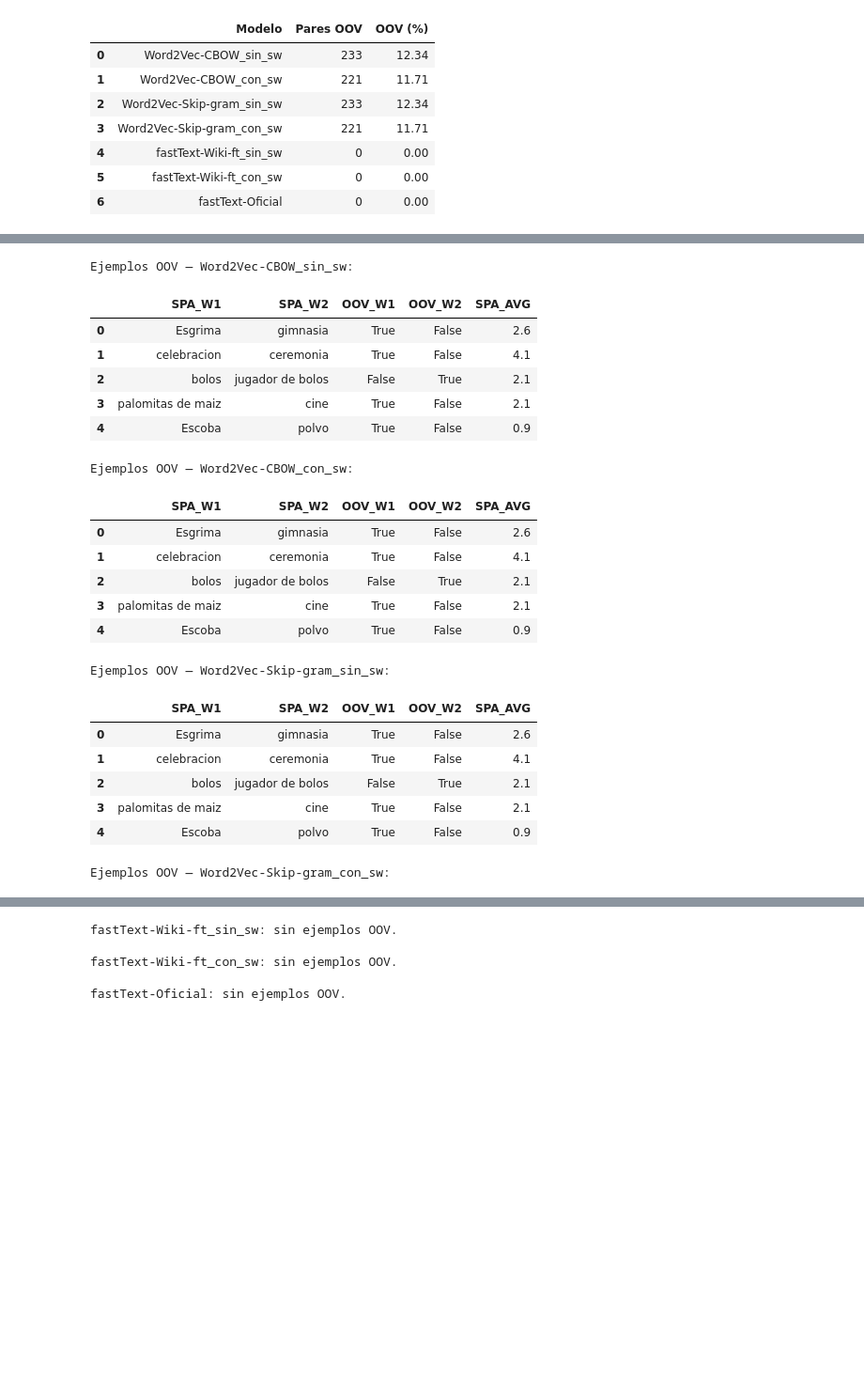
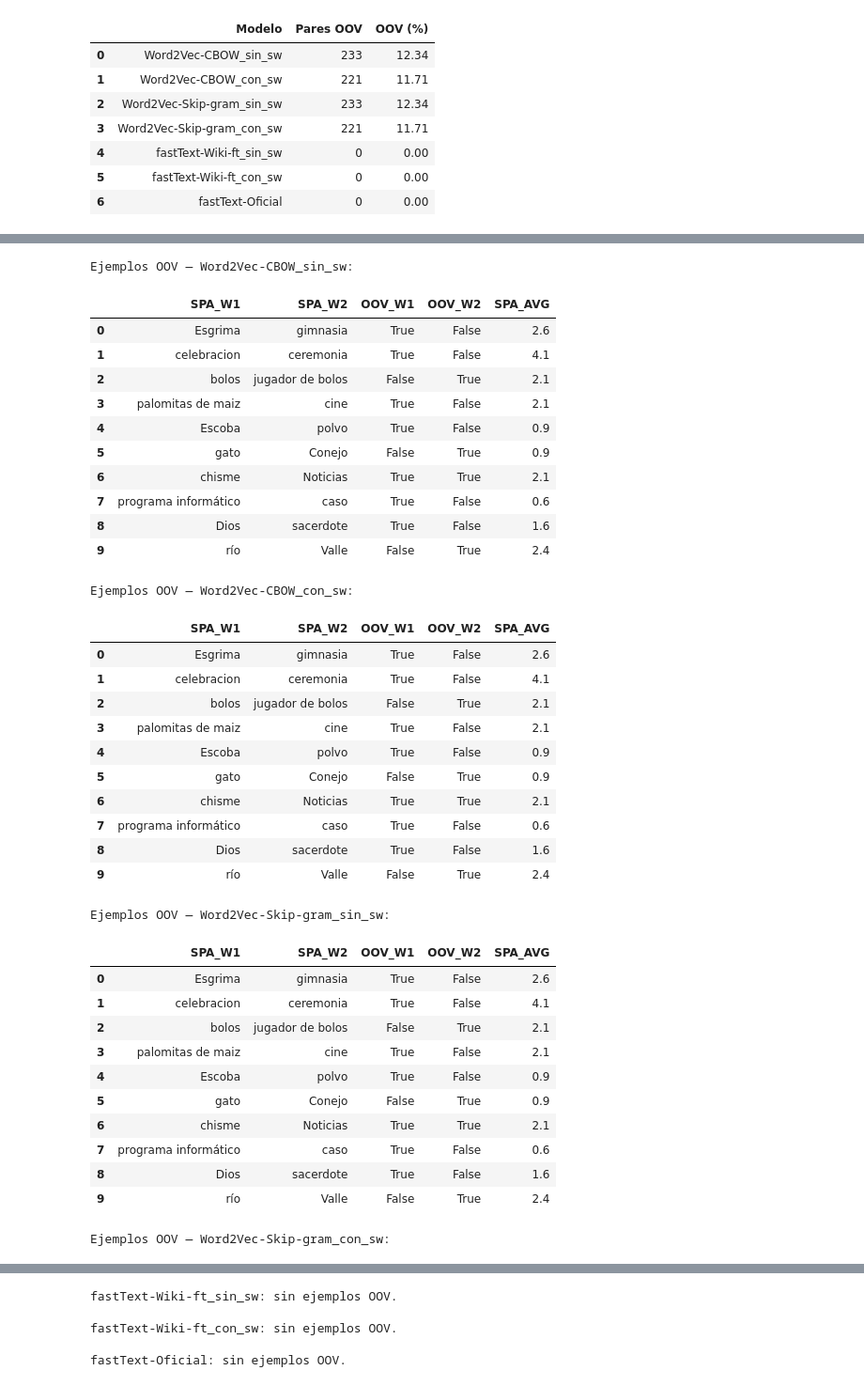
Before and after one commit to Lihao006/P4plh, a Jupyter notebook: practica4_completa.ipynb, the cells around one changed output, grey strips where cells are left out. Shown at 94% size. Cells and saved outputs as stored; diff of their text form; code cells hidden in the pictures; blank space fills up the shorter version.

```diff
--- a/practica4_completa.ipynb
+++ b/practica4_completa.ipynb
@@ -1907,21 +1877,23 @@ resumen_extrinseco = []
 
 # Word2Vec
 for nom, model in modelos_w2v.items():
-    pr_mean, pr_tfidf = evaluate_baseline_simple(test_df, model.wv)
+    eliminar_sw = 'sin_sw' in nom
+    pr_mean, pr_tfidf = evaluate_baseline_simple(test_df, model.wv, tfidf_vec_global, eliminar_sw)
     print(f"Word2Vec-{nom} | Media simple: {pr_mean:.4f} | TF-IDF: {pr_tfidf:.4f}")
     resumen_extrinseco.append({'Modelo': f'Baseline-Mean (W2V-{nom})',  'Pearson (test)': round(pr_mean, 4)})
     resumen_extrinseco.append({'Modelo': f'Baseline-TFIDF (W2V-{nom})', 'Pearson (test)': round(pr_tfidf, 4)})
 
 # fastText Wiki (sin SW y con SW)
 for nom, model in modelos_ft.items():
-    pr_mean, pr_tfidf = evaluate_baseline_simple(test_df, model.wv)
+    eliminar_sw = 'sin_sw' in nom
+    pr_mean, pr_tfidf = evaluate_baseline_simple(test_df, model.wv, tfidf_vec_global, eliminar_sw)
     print(f"fastText-Wiki-{nom} | Media simple: {pr_mean:.4f} | TF-IDF: {pr_tfidf:.4f}")
     resumen_extrinseco.append({'Modelo': f'Baseline-Mean (FT-Wiki-{nom})',  'Pearson (test)': round(pr_mean, 4)})
     resumen_extrinseco.append({'Modelo': f'Baseline-TFIDF (FT-Wiki-{nom})', 'Pearson (test)': round(pr_tfidf, 4)})
 
 # fastText Oficial
 if ft_oficial is not None:
-    pr_mean, pr_tfidf = evaluate_baseline_simple(test_df, ft_oficial.wv)
+    pr_mean, pr_tfidf = evaluate_baseline_simple(test_df, ft_oficial.wv, tfidf_vec_global)
     print(f"fastText-Oficial | Media simple: {pr_mean:.4f} | TF-IDF: {pr_tfidf:.4f}")
     resumen_extrinseco.append({'Modelo': 'Baseline-Mean (FT-Oficial)',  'Pearson (test)': round(pr_mean, 4)})
     resumen_extrinseco.append({'Modelo': 'Baseline-TFIDF (FT-Oficial)', 'Pearson (test)': round(pr_tfidf, 4)})
@@ -3157,34 +3144,39 @@ if 'modelos_ft' in globals() and modelos_ft:
 if 'ft_oficial' in globals() and ft_oficial is not None:
     modelos_para_oov['fastText-Oficial'] = lambda row: (
         row['SPA_W1'] not in ft_oficial.wv, row['SPA_W2'] not in ft_oficial.wv
     )
 
 # Nota: los modelos Siamés BiLSTM y BERT no se evalúan en OOV sobre Multi-SimLex
 # porque fueron entrenados para similitud de frases (STS), no de palabras aisladas.
 # Su vocabulario (word2idx) está restringido al corpus STS y no es comparable
 # con el léxico diverso de Multi-SimLex.
 
 for nombre, fn_oov in modelos_para_oov.items():
     oov_pairs = [
         {'SPA_W1': row['SPA_W1'], 'SPA_W2': row['SPA_W2'],
          'OOV_W1': fn_oov(row)[0], 'OOV_W2': fn_oov(row)[1],
          'SPA_AVG': row['SPA_AVG']}
         for _, row in multi_simlex.iterrows()
         if any(fn_oov(row))
     ]
     if oov_pairs:
         print(f"\nEjemplos OOV — {nombre}:")
-        display(pd.DataFrame(oov_pairs).head(5))
+        display(pd.DataFrame(oov_pairs).head(10))
     else:
         print(f"\n{nombre}: sin ejemplos OOV.")
 # %% [output]
 Ejemplos OOV — Word2Vec-CBOW_sin_sw:
 |  | SPA_W1 | SPA_W2 | OOV_W1 | OOV_W2 | SPA_AVG |
 | 0 | Esgrima | gimnasia | True | False | 2.6 |
 | 1 | celebracion | ceremonia | True | False | 4.1 |
 | 2 | bolos | jugador de bolos | False | True | 2.1 |
 | 3 | palomitas de maiz | cine | True | False | 2.1 |
 | 4 | Escoba | polvo | True | False | 0.9 |
+| 5 | gato | Conejo | False | True | 0.9 |
+| 6 | chisme | Noticias | True | True | 2.1 |
+| 7 | programa informático | caso | True | False | 0.6 |
+| 8 | Dios | sacerdote | True | False | 1.6 |
+| 9 | río | Valle | False | True | 2.4 |
 Ejemplos OOV — Word2Vec-CBOW_con_sw:
 |  | SPA_W1 | SPA_W2 | OOV_W1 | OOV_W2 | SPA_AVG |
 | 0 | Esgrima | gimnasia | True | False | 2.6 |
@@ -3192,6 +3184,11 @@ Ejemplos OOV — Word2Vec-CBOW_con_sw:
 | 2 | bolos | jugador de bolos | False | True | 2.1 |
 | 3 | palomitas de maiz | cine | True | False | 2.1 |
 | 4 | Escoba | polvo | True | False | 0.9 |
+| 5 | gato | Conejo | False | True | 0.9 |
+| 6 | chisme | Noticias | True | True | 2.1 |
+| 7 | programa informático | caso | True | False | 0.6 |
+| 8 | Dios | sacerdote | True | False | 1.6 |
+| 9 | río | Valle | False | True | 2.4 |
 Ejemplos OOV — Word2Vec-Skip-gram_sin_sw:
 |  | SPA_W1 | SPA_W2 | OOV_W1 | OOV_W2 | SPA_AVG |
 | 0 | Esgrima | gimnasia | True | False | 2.6 |
@@ -3199,6 +3196,11 @@ Ejemplos OOV — Word2Vec-Skip-gram_sin_sw:
 | 2 | bolos | jugador de bolos | False | True | 2.1 |
 | 3 | palomitas de maiz | cine | True | False | 2.1 |
 | 4 | Escoba | polvo | True | False | 0.9 |
+| 5 | gato | Conejo | False | True | 0.9 |
+| 6 | chisme | Noticias | True | True | 2.1 |
+| 7 | programa informático | caso | True | False | 0.6 |
+| 8 | Dios | sacerdote | True | False | 1.6 |
+| 9 | río | Valle | False | True | 2.4 |
 Ejemplos OOV — Word2Vec-Skip-gram_con_sw:
 |  | SPA_W1 | SPA_W2 | OOV_W1 | OOV_W2 | SPA_AVG |
 | 0 | Esgrima | gimnasia | True | False | 2.6 |
```
Also changed, not shown: parts of 25 cells of this notebook, 8 other files.
